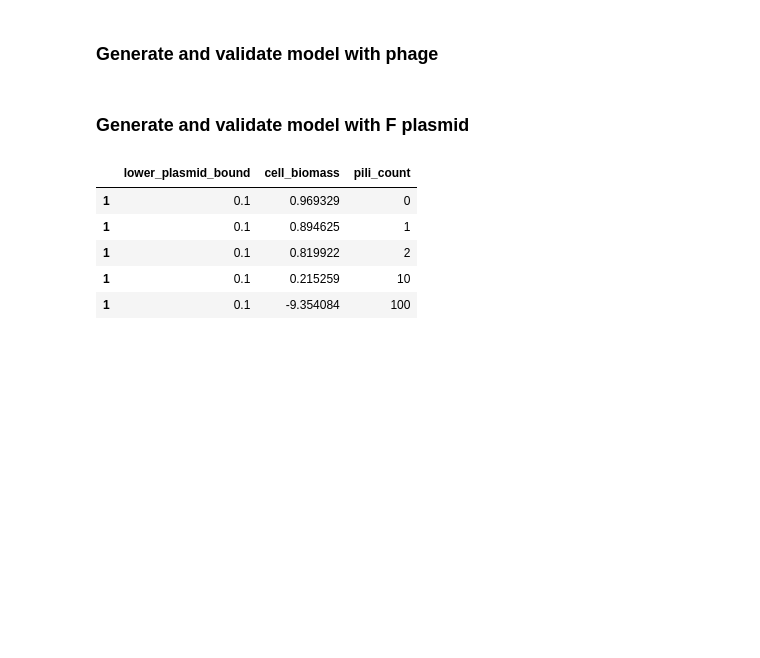
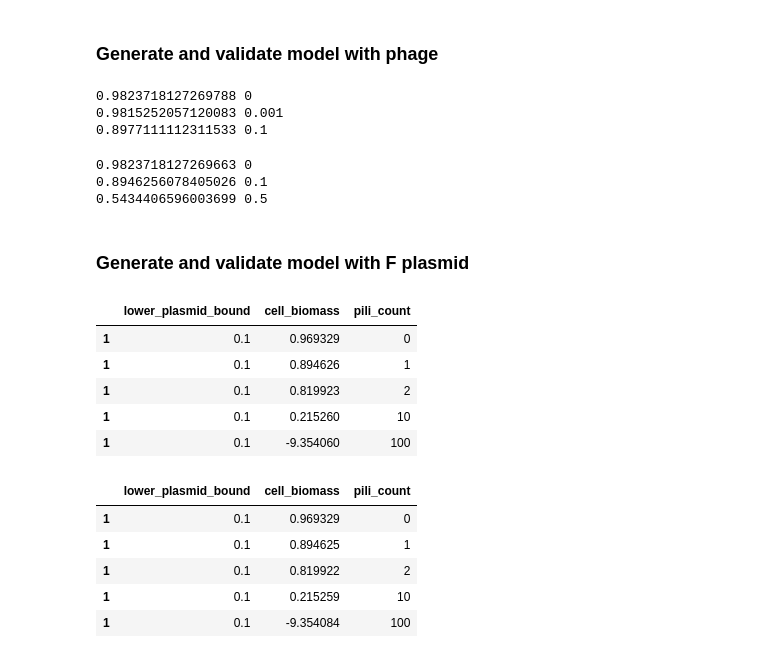
Before and after one commit to bisesi/Phage-Community-Metabolism, a Jupyter notebook: fba-scripts/generate-F-plasmid-E0224.ipynb, the cells around one changed output. Saved outputs shown, nothing was run; the diff lists cells and outputs as text; code cells hidden in the pictures; blank space fills up the shorter version.

```diff
--- a/fba-scripts/generate-F-plasmid-E0224.ipynb
+++ b/fba-scripts/generate-F-plasmid-E0224.ipynb
@@ -762,3 +758,23 @@ plasmidInfectedHost = generate_model_with_plasmid(1, "../models/iJO1366.xml")
+# %%
+phageInfectedHost = generate_model_with_phage("../models/iJO1366.xml")
+values = [0, 0.001, 0.1]
+for i in values:
+    phageInfectedHost.reactions.phage_M13.lower_bound = i
+    print(phageInfectedHost.slim_optimize(), i)
+# %% [output]
+0.9823718127269788 0
+0.9815252057120083 0.001
+0.8977111112311533 0.1
+# %%
+plasmidInfectedHost = generate_model_with_plasmid(1, "../models/iJO1366.xml")
+values = [0, 0.1, 0.5]
+for i in values:
+    plasmidInfectedHost.reactions.plasmid_F.lower_bound = i
+    print(plasmidInfectedHost.slim_optimize(), i)
+# %% [output]
+0.9823718127269663 0
+0.8946256078405026 0.1
+0.5434406596003699 0.5
 # %% [markdown]
 ### Generate and validate model with F plasmid
 # %%
@@ -772,6 +788,15 @@ for i in pili_values:
     change_bound_and_pili_count = pd.concat([change_bound_and_pili_count, temp_df])
 
 change_bound_and_pili_count = change_bound_and_pili_count.rename(columns={0: 'lower_plasmid_bound', 1: 'cell_biomass'})
+# %%
+change_bound_and_pili_count[change_bound_and_pili_count["lower_plasmid_bound"] == 0.1]
+# %% [output]
+|  | lower_plasmid_bound | cell_biomass | pili_count |
+| 1 | 0.1 | 0.969329 | 0 |
+| 1 | 0.1 | 0.894626 | 1 |
+| 1 | 0.1 | 0.819923 | 2 |
+| 1 | 0.1 | 0.215260 | 10 |
+| 1 | 0.1 | -9.354060 | 100 |
 # %%
 change_bound_and_pili_count[change_bound_and_pili_count["lower_plasmid_bound"] == 0.1]
 # %% [output]
```
Also changed, not shown: parts of 3 cells of this notebook, 6 other files.
